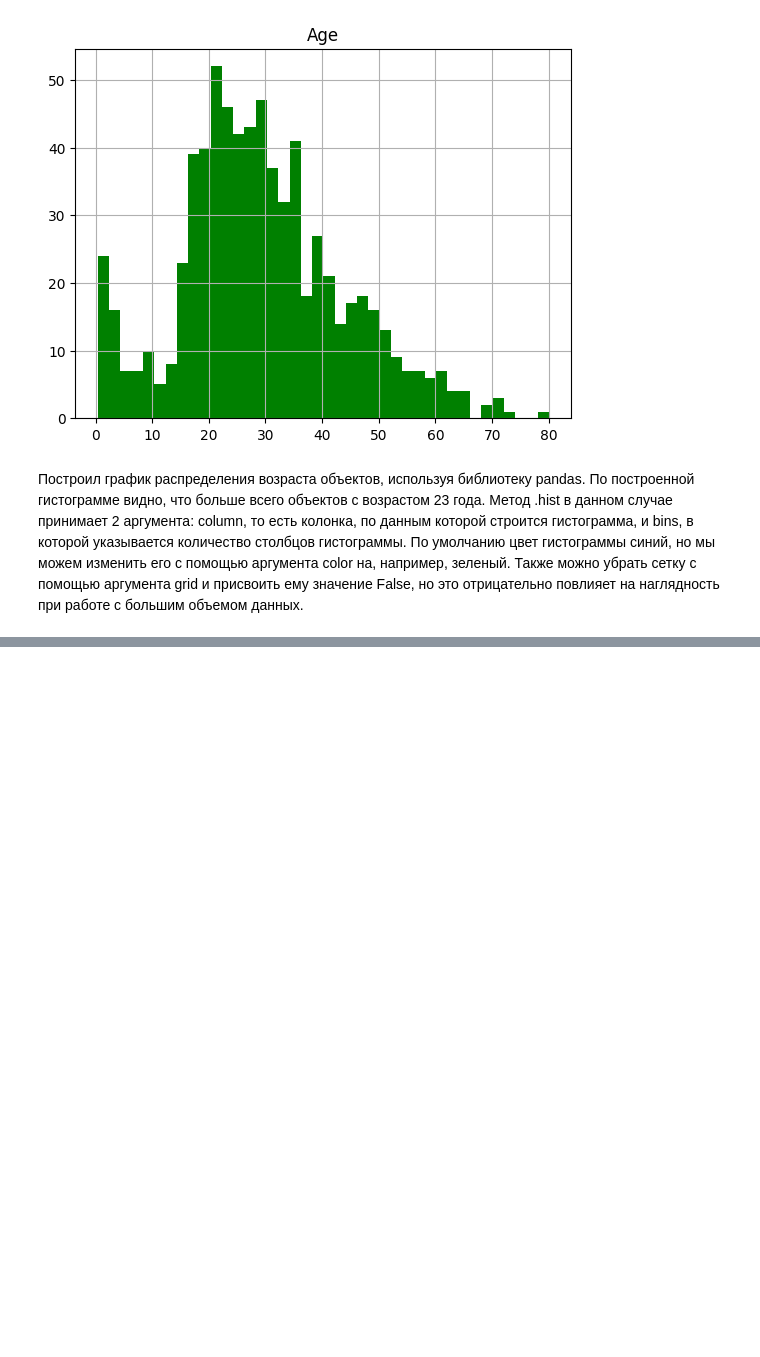
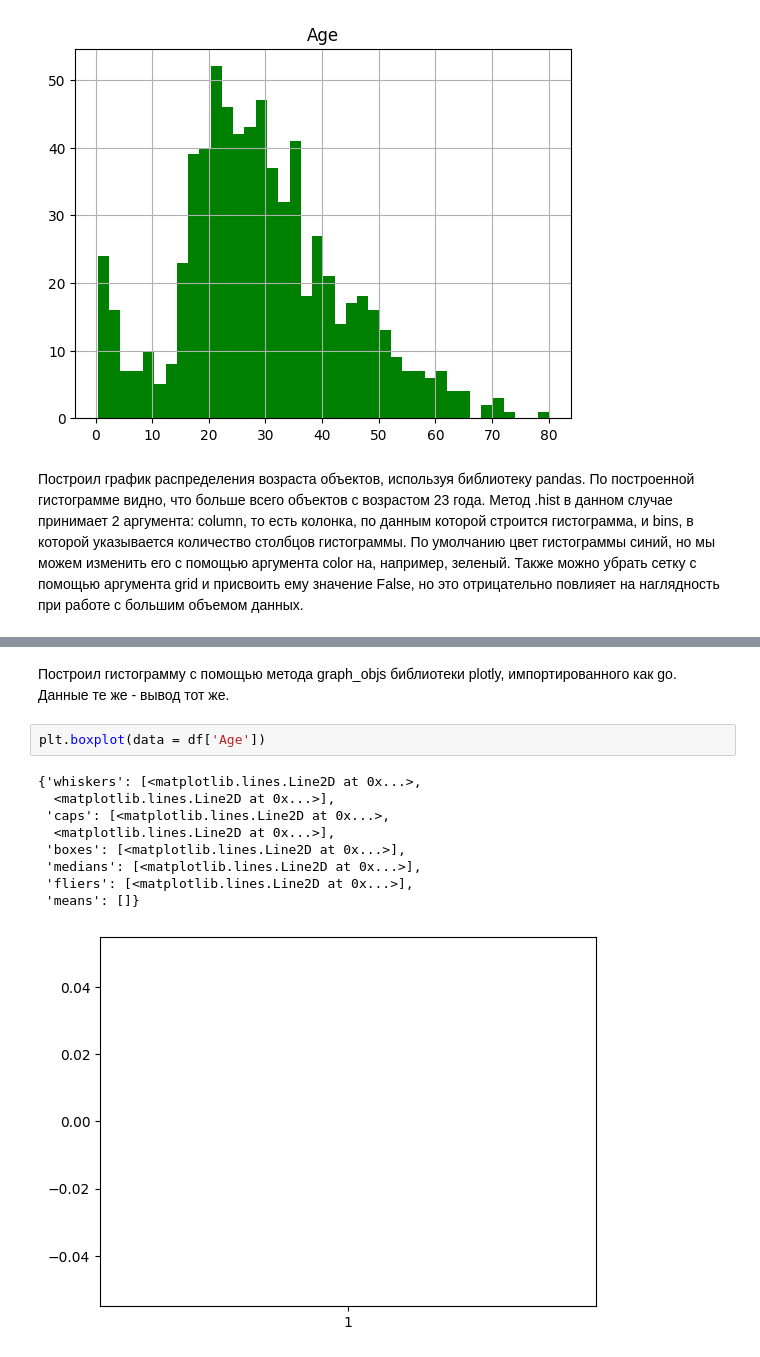
Before and after one commit to Vinyl329/error, a Jupyter notebook: Добро_пожаловать_в_Colaboratory!.ipynb, the cells around one changed output, grey strips where cells are left out. Drawn from its saved outputs; the diff is of its cells as text; blank space fills up the shorter version.

```diff
--- a/Добро_пожаловать_в_Colaboratory!.ipynb
+++ b/Добро_пожаловать_в_Colaboratory!.ipynb
@@ -80,0 +95,14 @@ AttributeError: Rectangle.set() got an unexpected keyword argument 'grid'
+# %% [markdown]
+Построил гистограмму с помощью метода graph_objs библиотеки plotly, импортированного как go. Данные те же - вывод тот же.
+# %%
+plt.boxplot(data = df['Age'])
+# %% [output]
+{'whiskers': [<matplotlib.lines.Line2D at 0x...>,
+  <matplotlib.lines.Line2D at 0x...>],
+ 'caps': [<matplotlib.lines.Line2D at 0x...>,
+  <matplotlib.lines.Line2D at 0x...>],
+ 'boxes': [<matplotlib.lines.Line2D at 0x...>],
+ 'medians': [<matplotlib.lines.Line2D at 0x...>],
+ 'fliers': [<matplotlib.lines.Line2D at 0x...>],
+ 'means': []}
+[figure, added]
```
Also changed, not shown: parts of 6 cells of this notebook.
